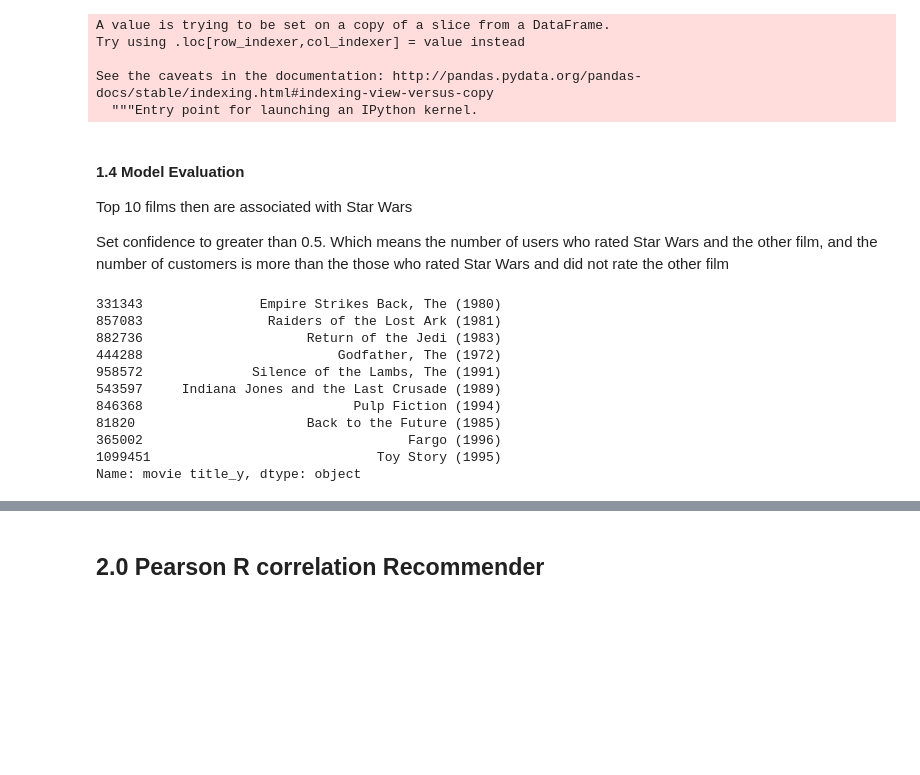
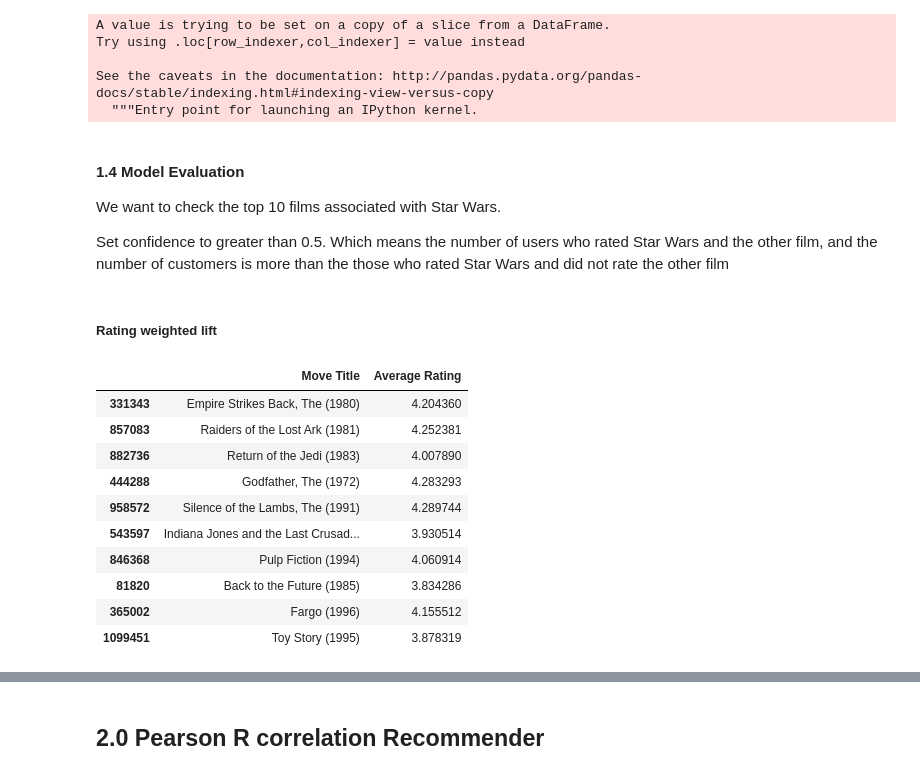
Before and after one commit to suhaibqazi/Movie-Recommendation-Engine-, a Jupyter notebook: Movie Recommendation Comparison - writeup.ipynb, the cells around one changed output, grey strips where cells are left out. Drawn from its saved outputs; the diff is of its cells as text; code cells hidden in the pictures; blank space fills up the shorter version.

```diff
--- a/Movie Recommendation Comparison - writeup.ipynb
+++ b/Movie Recommendation Comparison - writeup.ipynb
@@ -242,7 +242,7 @@ See the caveats in the documentation: http://pandas.pydata.org/pandas-docs/stabl
 # %% [markdown]
 #### 1.4 Model Evaluation
 
-Top 10 films then are associated with Star Wars
+We want to check the top 10 films associated with Star Wars.
 
 Set confidence to greater than 0.5. Which means the number of users who rated Star Wars and the other film, and the number of customers is more than the those who rated Star Wars and did not rate the other film
 # %%
@@ -250,18 +250,20 @@ film = 'Star Wars (1977)'
 # %%
 cut_off = 300
 confidence = 0.5
+# %% [markdown]
+##### Rating weighted lift
 # %%
 x = total2b[(total2b['movie title_x']==film) & (total2b['user_id'] > cut_off) & (total2b['Confidence'] > confidence)].sort_values(by=['Lift2'], ascending=False)
-x['movie title_y'].head(10)
+x[['movie title_y','rating_y']].rename(columns={'movie title_y':'Move Title','rating_y':'Average Rating'}).head(10)
 # %% [output]
-331343               Empire Strikes Back, The (1980)
-857083                Raiders of the Lost Ark (1981)
-882736                     Return of the Jedi (1983)
-444288                         Godfather, The (1972)
-958572              Silence of the Lambs, The (1991)
-543597     Indiana Jones and the Last Crusade (1989)
-846368                           Pulp Fiction (1994)
-81820                      Back to the Future (1985)
-365002                                  Fargo (1996)
-1099451                             Toy Story (1995)
-Name: movie title_y, dtype: object
+|  | Move Title | Average Rating |
+| 331343 | Empire Strikes Back, The (1980) | 4.204360 |
+| 857083 | Raiders of the Lost Ark (1981) | 4.252381 |
+| 882736 | Return of the Jedi (1983) | 4.007890 |
+| 444288 | Godfather, The (1972) | 4.283293 |
+| 958572 | Silence of the Lambs, The (1991) | 4.289744 |
+| 543597 | Indiana Jones and the Last Crusad... | 3.930514 |
+| 846368 | Pulp Fiction (1994) | 4.060914 |
+| 81820 | Back to the Future (1985) | 3.834286 |
+| 365002 | Fargo (1996) | 4.155512 |
+| 1099451 | Toy Story (1995) | 3.878319 |
```
Also changed, not shown: parts of 30 cells of this notebook.
